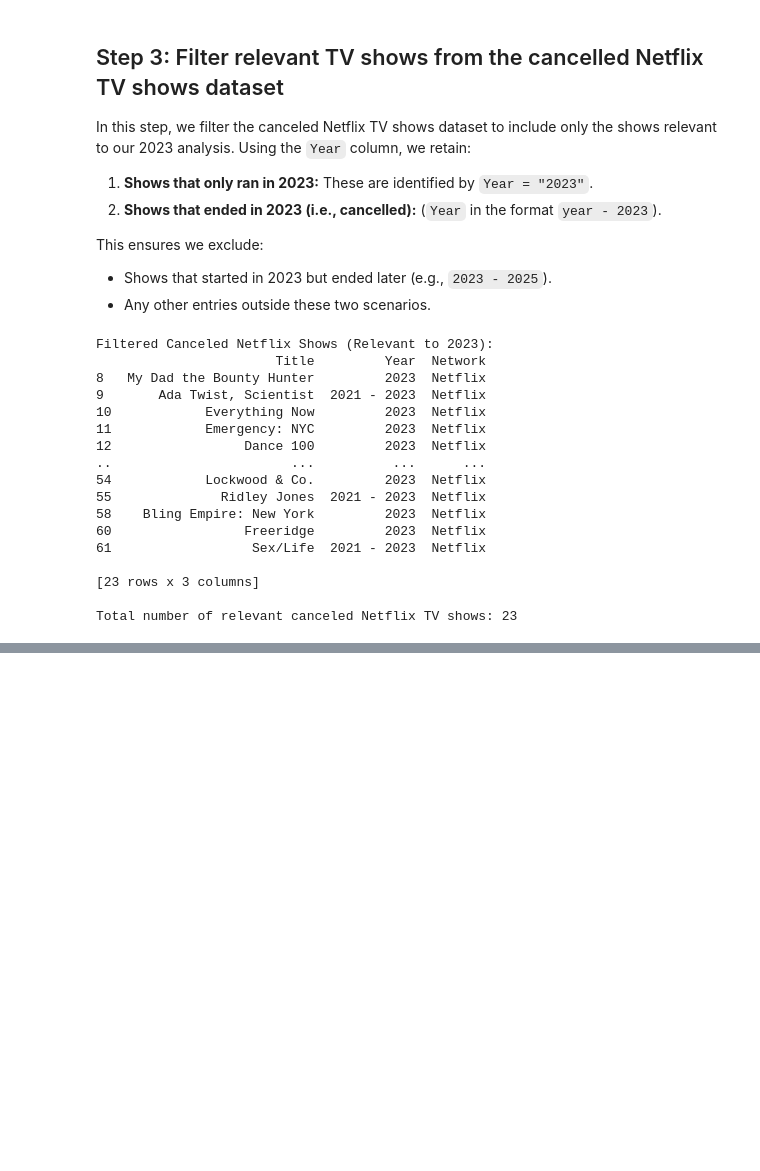
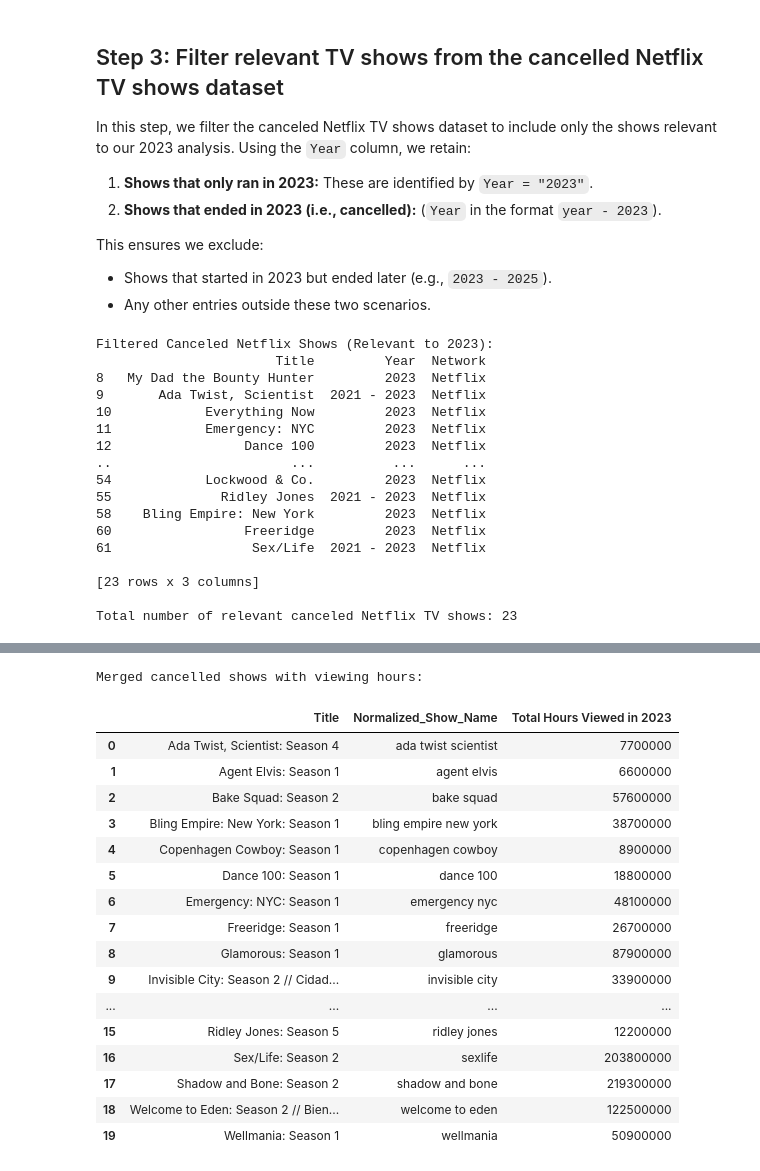
Before and after one commit to einavrobyncohen/DW64, a Jupyter notebook: notebooks/initial_analysis.ipynb, the cells around one changed output, grey strips where cells are left out. Cells and saved outputs as stored; diff of their text form; code cells hidden in the pictures; blank space fills up the shorter version.

```diff
--- a/notebooks/initial_analysis.ipynb
+++ b/notebooks/initial_analysis.ipynb
@@ -370,8 +371,7 @@ Sample of multi-season shows with extracted seasons:
 | 5652 | Yellow Muzi & Friends: Season 1 /... | 500000 | 1 |
 4542 rows × 3 columns
 # %%
-#3. Retain only the last season for multi-season shows
-print("\nStep 2.3: Retaining only the last season for multi-season shows...")
+#3. Retain only the last season etc. for multi-season shows
 
 #Create a "Show Name" column by removing ": Season #" and everything after it
 #This ensures all rows for the same show are grouped correctly
@@ -402,5 +402,7 @@ last_season_shows = (
 # Sort by the highest season for clarity
 print(f"Number of shows after retaining last season entries: {len(last_season_shows)}")
 print("Sample of last season shows sorted by highest season (descending):")
+pd.set_option('display.max_colwidth', None)  #Prevent truncation of long text
+pd.set_option('display.width', 200)  #Adjust overall display width to prevent line breaks
 print(last_season_shows.sort_values(by='Season', ascending=False)[['Title', 'Season', 'Total Hours Viewed in 2023']].head(10))
 # %% [output]
@@ -527,0 +508,15 @@ non_cancelled_shows_hoursviewed = non_cancelled_shows_hoursviewed.rename(
+# %%
+#First, we clean up the engagement report by dropping rows with missing show names.
+#We dont want to deal with NaN values messing up our matching logic.
+final_engagement_report_cleaned = final_engagement_report.dropna(subset=['Normalized_Show_Name']).copy()
+
+#Add a new column to track which shows were matched with cancelled titles. We start by assuming no matches (setting it to None).
+final_engagement_report_cleaned['Cancelled_Show_Name'] = None
+
+#Next, we loop through each cancelled show title and see if it matches any show in the engagement report.
+#If we find a match, we'll note it in the 'Cancelled_Show_Name' column.
+for cancelled_title in filtered_cancelled_shows['Normalized_Show_Name']:
+    #Check if the cancelled title is a substring of any show name in the engagement report.
+    mask = final_engagement_report_cleaned['Normalized_Show_Name'].str.contains(cancelled_title, case=False, regex=False)
+    #If we find a match, update the 'Cancelled_Show_Name' column for those rows.
+    final_engagement_report_cleaned.loc[mask, 'Cancelled_Show_Name'] = cancelled_title
@@ -527,0 +530,30 @@ non_cancelled_shows_hoursviewed = non_cancelled_shows_hoursviewed.rename(
+# %%
+merged_cancelled = final_engagement_report_cleaned.dropna(subset=['Cancelled_Show_Name'])
+
+#We only need the 'Title', 'Normalized_Show_Name', and 'Total Hours Viewed in 2023' columns.
+merged_cancelled = merged_cancelled[['Title', 'Normalized_Show_Name', 'Total Hours Viewed in 2023']]
+
+#Print the merged dataframe
+#Reset the index for a cleaner output
+merged_cancelled = merged_cancelled.reset_index(drop=True)
+print("Merged cancelled shows with viewing hours:")
+merged_cancelled
+# %% [output]
+Merged cancelled shows with viewing hours:
+|  | Title | Normalized_Show_Name | Total Hours Viewed in 2023 |
+| 0 | Ada Twist, Scientist: Season 4 | ada twist scientist | 7700000 |
+| 1 | Agent Elvis: Season 1 | agent elvis | 6600000 |
+| 2 | Bake Squad: Season 2 | bake squad | 57600000 |
+| 3 | Bling Empire: New York: Season 1 | bling empire new york | 38700000 |
+| 4 | Copenhagen Cowboy: Season 1 | copenhagen cowboy | 8900000 |
+| 5 | Dance 100: Season 1 | dance 100 | 18800000 |
+| 6 | Emergency: NYC: Season 1 | emergency nyc | 48100000 |
+| 7 | Freeridge: Season 1 | freeridge | 26700000 |
+| 8 | Glamorous: Season 1 | glamorous | 87900000 |
+| 9 | Invisible City: Season 2 // Cidad... | invisible city | 33900000 |
+| ... | ... | ... | ... |
+| 15 | Ridley Jones: Season 5 | ridley jones | 12200000 |
+| 16 | Sex/Life: Season 2 | sexlife | 203800000 |
+| 17 | Shadow and Bone: Season 2 | shadow and bone | 219300000 |
+| 18 | Welcome to Eden: Season 2 // Bien... | welcome to eden | 122500000 |
+| 19 | Wellmania: Season 1 | wellmania | 50900000 |
```
Also changed, not shown: parts of 17 cells of this notebook, 2 other files.
